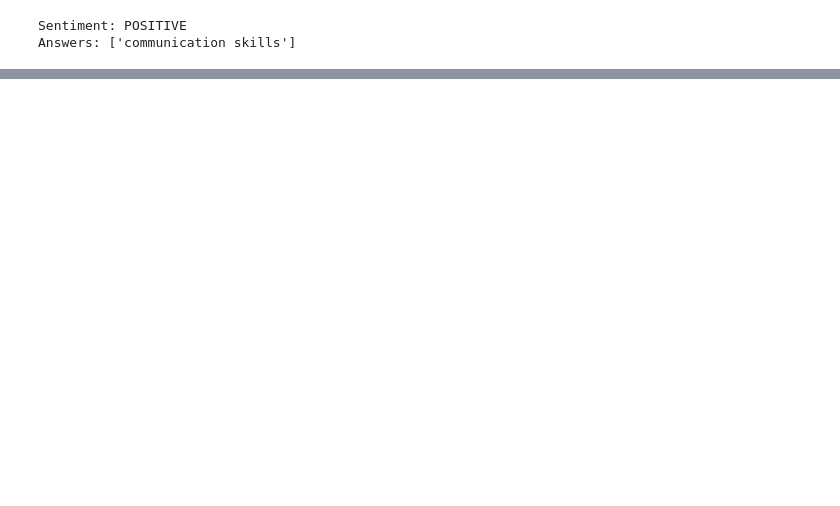
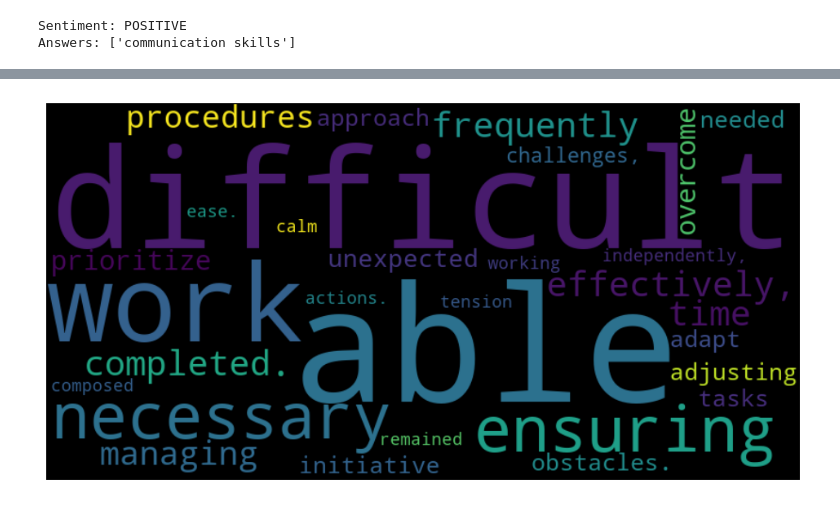
Before and after one commit to dracolim/FYP-GoodHealth, a Jupyter notebook: ML/sentiment_analysis.ipynb, the cells around one changed output, grey strips where cells are left out. Saved outputs shown, nothing was run; the diff lists cells and outputs as text; code cells hidden in the pictures; blank space fills up the shorter version.

```diff
--- a/ML/sentiment_analysis.ipynb
+++ b/ML/sentiment_analysis.ipynb
@@ -364,0 +304,23 @@ trainer.train()
+# %%
+import gensim
+from gensim import corpora
+from gensim.models import LdaModel
+
+# Define a list of documents to use for topic modeling
+documents = comments['Comments'].values.tolist()
+
+# Preprocess the documents by tokenizing and removing stop words
+stopwords = set(gensim.parsing.preprocessing.STOPWORDS)
+texts = [[word for word in document.lower().split() if word not in stopwords]
+         for document in documents]
+
+# Create a dictionary and bag-of-words representation of the documents
+dictionary = corpora.Dictionary(texts)
+corpus = [dictionary.doc2bow(text) for text in texts]
+
+# Train an LDA model on the corpus
+lda_model = LdaModel(corpus=corpus, id2word=dictionary, num_topics=3, passes=10)
+
+# Print the top words for each topic
+for topic in lda_model.print_topics():
+    print(topic)
@@ -365,3 +364,17 @@ trainer.train()
+# %%
+# TOPIC MODELLING: does not look very insightful
+
+from wordcloud import WordCloud
+
+# Generate a word cloud for the first topic
+topic_words = lda_model.show_topic(0, 30)
+wordcloud = WordCloud(width=800, height=400).generate_from_frequencies(dict(topic_words))
+plt.figure(figsize=(12, 6))
+plt.imshow(wordcloud, interpolation='bilinear')
+plt.axis('off')
+plt.show()
+# %% [output]
+[figure, added]
 # %%
 # sentiment analysis, topic modelling, QA, keyword extraction/ner
 
```
Also changed, not shown: parts of 22 cells of this notebook.
